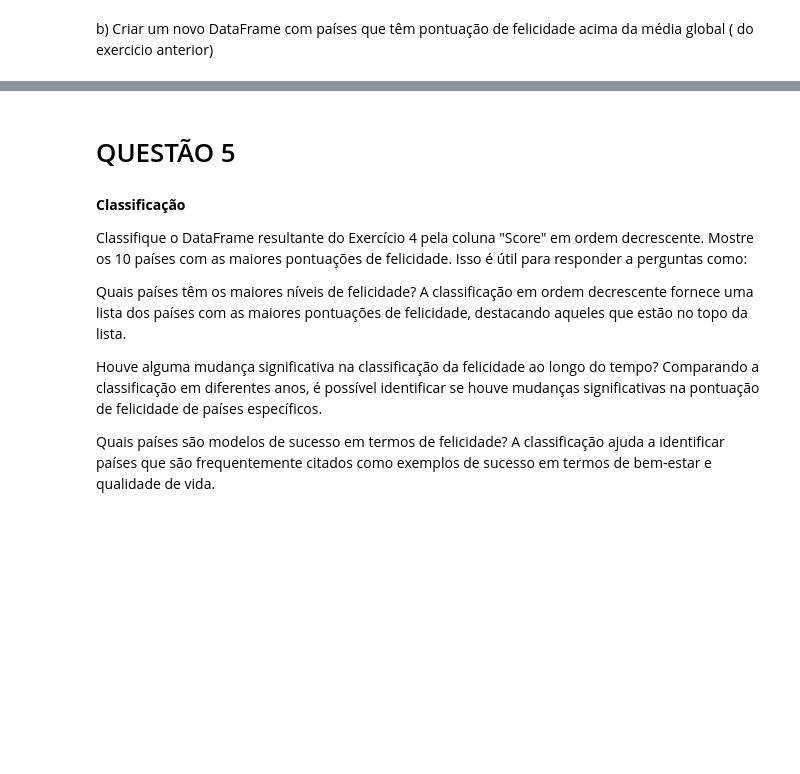
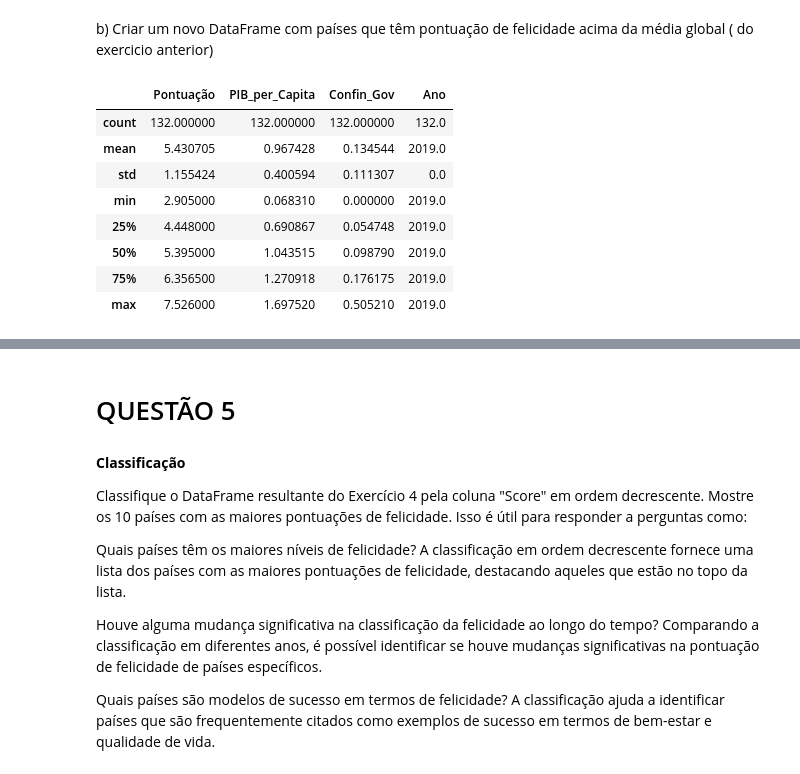
Before and after one commit to tiagocazali/FEAdev, a Jupyter notebook: Lista_5.ipynb, the cells around one changed output, grey strips where cells are left out. Cells and saved outputs as stored; diff of their text form; code cells hidden in the pictures; blank space fills up the shorter version.

```diff
--- a/Lista_5.ipynb
+++ b/Lista_5.ipynb
@@ -194,0 +207,12 @@ b) Criar um novo DataFrame com países que têm pontuação de felicidade acima
+# %%
+dados_2019.describe()
+# %% [output]
+|  | Pontuação | PIB_per_Capita | Confin_Gov | Ano |
+| count | 132.000000 | 132.000000 | 132.000000 | 132.0 |
+| mean | 5.430705 | 0.967428 | 0.134544 | 2019.0 |
+| std | 1.155424 | 0.400594 | 0.111307 | 0.0 |
+| min | 2.905000 | 0.068310 | 0.000000 | 2019.0 |
+| 25% | 4.448000 | 0.690867 | 0.054748 | 2019.0 |
+| 50% | 5.395000 | 1.043515 | 0.098790 | 2019.0 |
+| 75% | 6.356500 | 1.270918 | 0.176175 | 2019.0 |
+| max | 7.526000 | 1.697520 | 0.505210 | 2019.0 |
```
Also changed, not shown: parts of 12 cells of this notebook.
